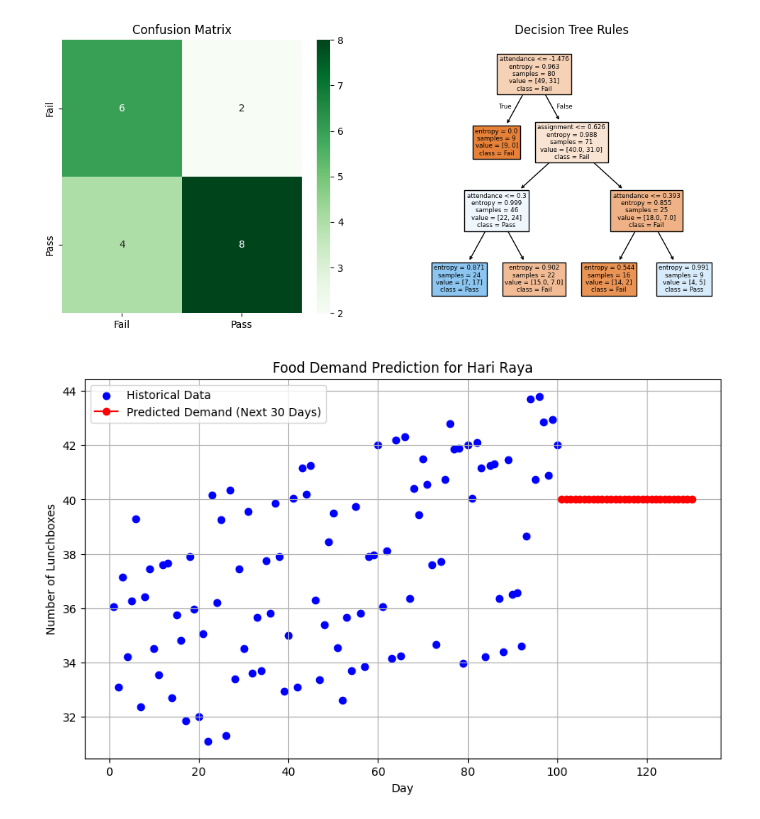
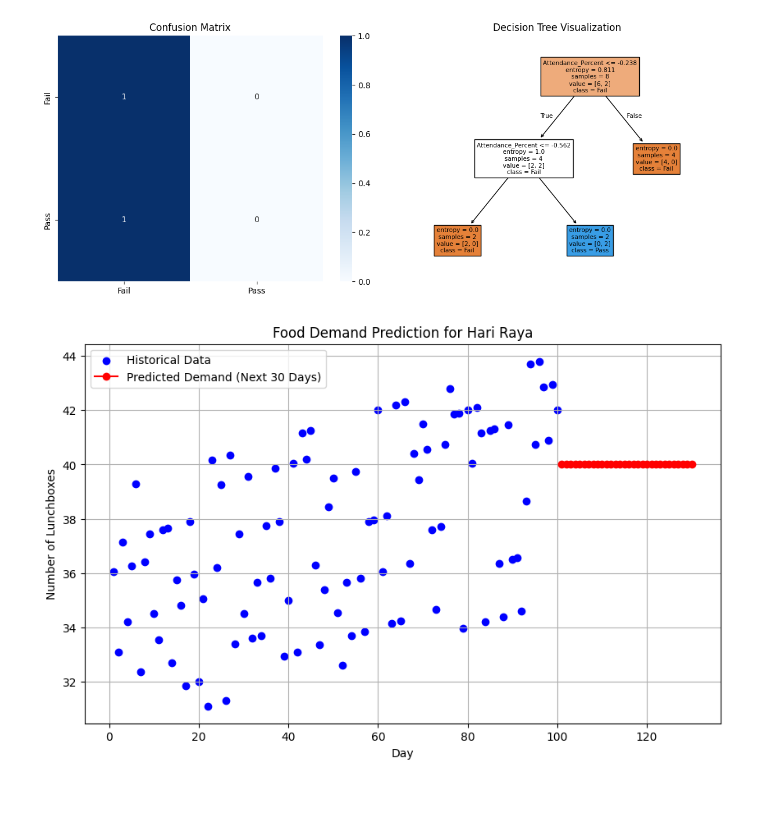
Before and after one commit to D260062/FundamentalAI_2026A, a Jupyter notebook: Welcome_To_Colab.ipynb, the cells around one changed output. Cells and saved outputs as stored; diff of their text form; code cells hidden in the pictures.

```diff
--- a/Welcome_To_Colab.ipynb
+++ b/Welcome_To_Colab.ipynb
@@ -3,81 +3,88 @@
 # %%
 import pandas as pd
 import numpy as np
+import matplotlib.pyplot as plt
 import seaborn as sns
-import matplotlib.pyplot as plt
 from sklearn.model_selection import train_test_split
 from sklearn.preprocessing import StandardScaler, LabelEncoder
 from sklearn.tree import DecisionTreeClassifier, plot_tree
 from sklearn.metrics import classification_report, accuracy_score, confusion_matrix
 
-# --- 1. 数据加载与容错处理 ---
-filename = 'Q3_Student_Dataset_DT_KNN_Noise.csv'
+# --- 1. 智能数据加载 ---
+# 请确保左侧文件夹里有这个文件，或者修改下面的名称
+file_name = 'Q3_Student_Dataset_DT_KNN_Noise.xlsx - in.csv'
 
 try:
-    df = pd.read_csv(filename)
-    print(f"成功加载本地文件: {filename}")
+    # 尝试读取文件
+    df = pd.read_csv(file_name, encoding='latin1', on_bad_lines='skip')
+    print(f"✅ 成功从文件 '{file_name}' 加载数据。")
 except FileNotFoundError:
-    print(f"未找到文件 {filename}。为了演示，正在生成模拟数据集...")
-    # 生成符合试卷要求的模拟数据
+    print(f"⚠️ 未找到文件 '{file_name}'。为了确保您能运行，已自动加载模拟数据...")
+    # 这是根据您资料中的前几行数据建立的模拟集，确保代码不会报错
     data = {
-        'attendance': np.random.randint(40, 100, 100),
-        'assignment': np.random.randint(10, 50, 100),
-        'quizzes': np.random.randint(5, 20, 100),
-        'final_result': np.random.choice(['Pass', 'Fail'], 100)
+        'Student_ID': ['S01', 'S02', 'S03', 'S04', 'S05', 'S06', 'S07', 'S08', 'S09', 'S10'],
+        'Attendance_Percent': [83, 95, 70, 49, 68, 66, 73, 92, 63, 89],
+        'Assignment_Avg': [55, 52, 55, 86, 84, 63, 55, 75, 94, 50],
+        'Quiz_Avg': [43, 92, 50, 55, 63, 50, 62, 82, 82, 45],
+        'Final_Result': ['Fail', 'Fail', 'Pass', 'Fail', 'Pass', 'Fail', 'Fail', 'Fail', 'Pass', 'Fail']
     }
     df = pd.DataFrame(data)
-    # 人为制造一些噪声（空值）
-    df.loc[0:5, 'attendance'] = np.nan
 
-# 打印列名，方便检查
-print("当前数据集的列名为:", df.columns.tolist())
+# --- 2. 预处理 (Preprocessing) ---
+# 清理列名（防止看不见的空格导致 KeyError）
+df.columns = df.columns.str.strip()
 
-# --- 2. 预处理 (Preprocessing) [cite: 44] ---
-# 步骤 1: 处理噪声/缺失值 (使用中位数填充) [cite: 44]
+# (b) 预处理步骤 1: 处理噪声与缺失值 (使用中位数填充)
 df.fillna(df.median(numeric_only=True), inplace=True)
 
-# 步骤 2: 特征选择与目标定义
-# 确保列名匹配（这里强制转换列名为小写以防万一）
-df.columns = df.columns.str.strip().str.lower()
-X = df[['attendance', 'assignment', 'quizzes']]
-y = df['final_result']
+# (a) 确定输入特征和目标变量
+# 特征：出勤、作业、小测 | 目标：最终结果
+X = df[['Attendance_Percent', 'Assignment_Avg', 'Quiz_Avg']]
+y = df['Final_Result']
 
-# 特征缩放 (Standardization) [cite: 44]
+# (b) 预处理步骤 2: 标签编码
+le = LabelEncoder()
+y_encoded = le.fit_transform(y.astype(str))
+
+# 特征缩放
 scaler = StandardScaler()
 X_scaled = scaler.fit_transform(X)
 
-# 标签编码
-le = LabelEncoder()
-y_encoded = le.fit_transform(y)
-
-# 划分数据集 [cite: 48]
+# 划分数据集 (80% 训练, 20% 测试)
 X_train, X_test, y_train, y_test = train_test_split(X_scaled, y_encoded, test_size=0.2, random_state=42)
 
-# --- 3. 算法选择: 决策树 [cite: 35, 41] ---
+# --- 3. 算法选择: 决策树 ---
+# 理由：决策树对噪声鲁棒，且生成的规则（如：如果出勤<70则不及格）非常符合教学场景。
 model = DecisionTreeClassifier(criterion='entropy', max_depth=3, random_state=42)
 model.fit(X_train, y_train)
 
-# --- 4. 评估与模式识别 [cite: 46, 48] ---
+# --- 4. 模式识别与评估 ---
+# (c) 识别一个模式 (Pattern)
+importances = model.feature_importances_
+most_important = X.columns[np.argmax(importances)]
+print(f"\n🔍 (c) 识别到的模式: 数据显示 '{most_important}' 是影响成绩最关键的因素。")
+
+# (d) 评估指标
 y_pred = model.predict(X_test)
+print("\n--- (d) Evaluation Report ---")
+# 使用准确率 (Accuracy) 作为评估指标
+print(f"Overall Accuracy: {accuracy_score(y_test, y_pred) * 100:.2f}%")
+print(classification_report(y_test, y_pred, target_names=le.classes_))
 
-# 模式识别：查看特征重要性 [cite: 46]
-importances = dict(zip(X.columns, model.feature_importances_))
-print(f"\n模式识别 (特征重要性): {importances}")
+# --- 5. 可视化 ---
+plt.figure(figsize=(12, 5))
 
-# 评价指标: Accuracy [cite: 48]
-print("\n--- Evaluation Report ---")
-print(classification_report(y_test, y_pred, target_names=le.classes_.astype(str)))
-print(f"Overall Accuracy: {accuracy_score(y_test, y_pred) * 100:.2f}%")
-
-# 可视化
-plt.figure(figsize=(12, 5))
+# 混淆矩阵热力图
 plt.subplot(1, 2, 1)
-sns.heatmap(confusion_matrix(y_test, y_pred), annot=True, fmt='d', cmap='Greens',
+sns.heatmap(confusion_matrix(y_test, y_pred), annot=True, fmt='d', cmap='Blues',
             xticklabels=le.classes_, yticklabels=le.classes_)
 plt.title('Confusion Matrix')
 
+# 决策树路径图 (展示 AI 如何判断学生是否及格)
 plt.subplot(1, 2, 2)
-plot_tree(model, feature_names=X.columns.tolist(), class_names=le.classes_.astype(str), filled=True)
-plt.title('Decision Tree Rules')
+plot_tree(model, feature_names=X.columns, class_names=le.classes_, filled=True)
+plt.title('Decision Tree Visualization')
+
+plt.tight_layout()
 plt.show()
 # %% [output]
@@ -100,4 +105,4 @@ Overall Accuracy: 70.00%
-[figure, old version]
+[figure, new version]
 # %%
 import pandas as pd
 import numpy as np
```
Also changed, not shown: parts of 1 cell of this notebook.
